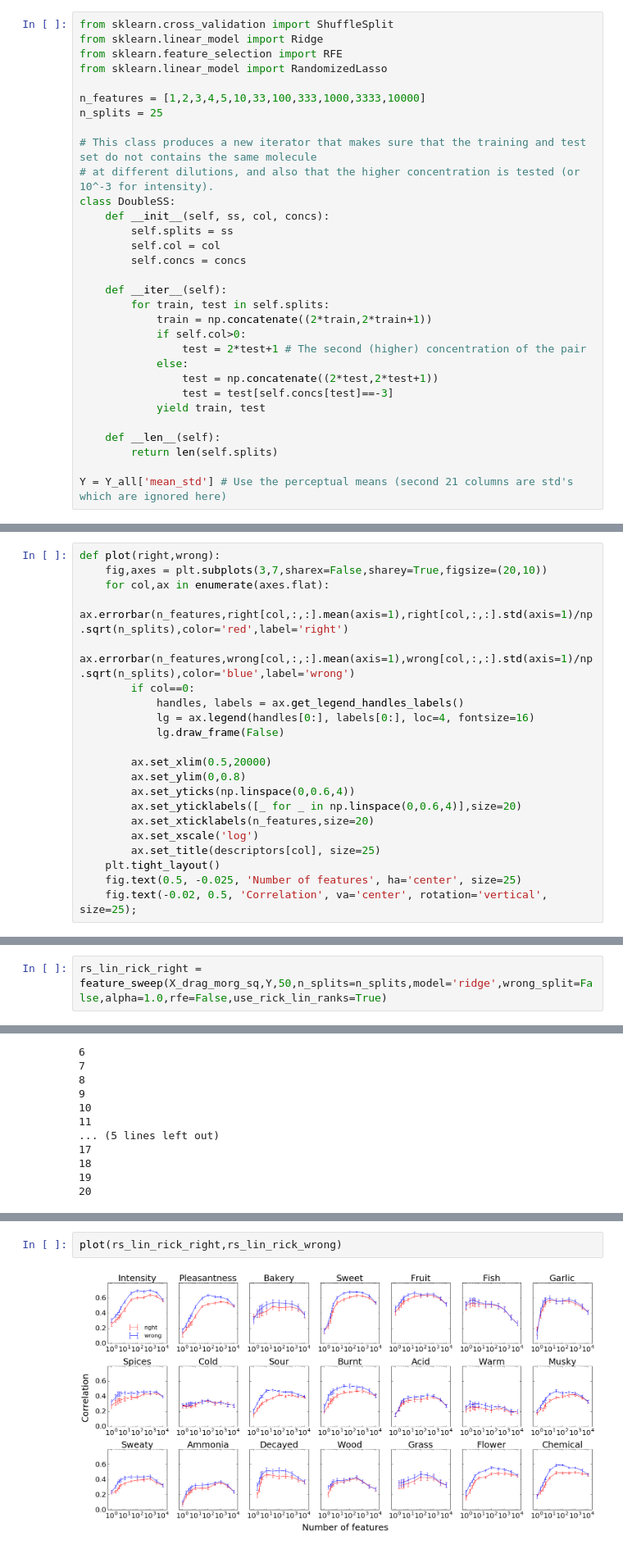
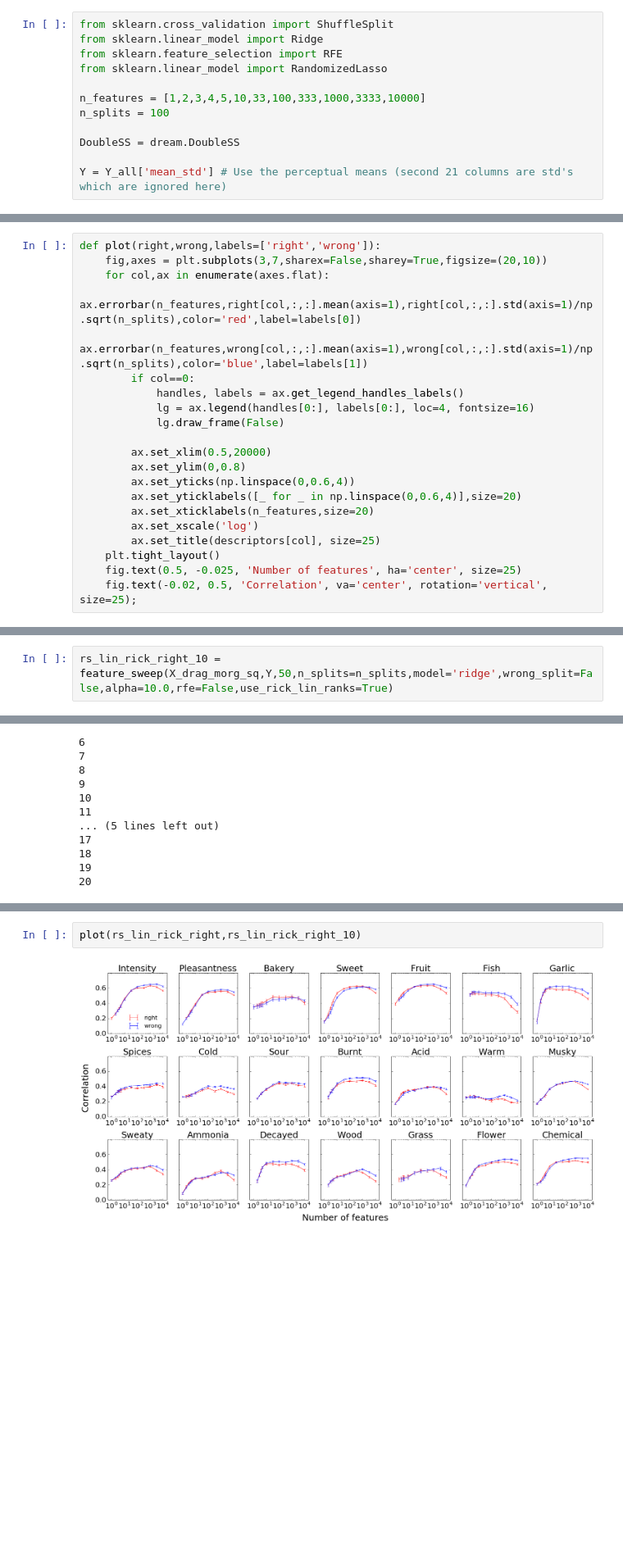
Before and after one commit to dream-olfaction/olfaction-prediction, a Jupyter notebook: opc_python/gerkin/checking_gabors_splits.ipynb, the cells around one changed output, grey strips where cells are left out. Shown: that part at 82% size. Cells and saved outputs as stored; diff of their text form; blank space fills up the shorter version.

```diff
--- a/opc_python/gerkin/checking_gabors_splits.ipynb
+++ b/opc_python/gerkin/checking_gabors_splits.ipynb
@@ -93,28 +93,9 @@ from sklearn.feature_selection import RFE
 from sklearn.linear_model import RandomizedLasso
 
 n_features = [1,2,3,4,5,10,33,100,333,1000,3333,10000]
-n_splits = 25
+n_splits = 100
 
-# This class produces a new iterator that makes sure that the training and test set do not contains the same molecule
-# at different dilutions, and also that the higher concentration is tested (or 10^-3 for intensity).
-class DoubleSS:
-    def __init__(self, ss, col, concs):
-        self.splits = ss
-        self.col = col
-        self.concs = concs
-
-    def __iter__(self):
-        for train, test in self.splits:
-            train = np.concatenate((2*train,2*train+1))
-            if self.col>0:
-                test = 2*test+1 # The second (higher) concentration of the pair
-            else:
-                test = np.concatenate((2*test,2*test+1))
-                test = test[self.concs[test]==-3]
-            yield train, test
-
-    def __len__(self):
-        return len(self.splits)
+DoubleSS = dream.DoubleSS
 
 Y = Y_all['mean_std'] # Use the perceptual means (second 21 columns are std's which are ignored here)
 # %%
@@ -219,11 +200,11 @@ rs_lin_wrong = feature_sweep(X_drag_morg_sq,Y,50,n_splits=n_splits,model='ridge'
 19
 20
 # %%
-def plot(right,wrong):
+def plot(right,wrong,labels=['right','wrong']):
     fig,axes = plt.subplots(3,7,sharex=False,sharey=True,figsize=(20,10))
     for col,ax in enumerate(axes.flat):
-        ax.errorbar(n_features,right[col,:,:].mean(axis=1),right[col,:,:].std(axis=1)/np.sqrt(n_splits),color='red',label='right')
-        ax.errorbar(n_features,wrong[col,:,:].mean(axis=1),wrong[col,:,:].std(axis=1)/np.sqrt(n_splits),color='blue',label='wrong')
+        ax.errorbar(n_features,right[col,:,:].mean(axis=1),right[col,:,:].std(axis=1)/np.sqrt(n_splits),color='red',label=labels[0])
+        ax.errorbar(n_features,wrong[col,:,:].mean(axis=1),wrong[col,:,:].std(axis=1)/np.sqrt(n_splits),color='blue',label=labels[1])
         if col==0:
             handles, labels = ax.get_legend_handles_labels()
             lg = ax.legend(handles[0:], labels[0:], loc=4, fontsize=16)
@@ -284,7 +267,7 @@ Chemical 24
 # %% [markdown]
 ## Compute and plot the correlations using my (Rick's) feature scores/ranks
 # %%
-rs_lin_rick_right = feature_sweep(X_drag_morg_sq,Y,50,n_splits=n_splits,model='ridge',wrong_split=False,alpha=1.0,rfe=False,use_rick_lin_ranks=True)
+rs_lin_rick_right_10 = feature_sweep(X_drag_morg_sq,Y,50,n_splits=n_splits,model='ridge',wrong_split=False,alpha=10.0,rfe=False,use_rick_lin_ranks=True)
 # %% [output]
 0
 1
@@ -324,6 +307,6 @@ rs_lin_rick_wrong = feature_sweep(X_drag_morg_sq,Y,50,n_splits=n_splits,model='r
 19
 20
 # %%
-plot(rs_lin_rick_right,rs_lin_rick_wrong)
+plot(rs_lin_rick_right,rs_lin_rick_right_10)
 # %% [output]
-[figure, old version]
+[figure, new version]
```
Also changed, not shown: parts of 16 cells of this notebook, 25 other files.
